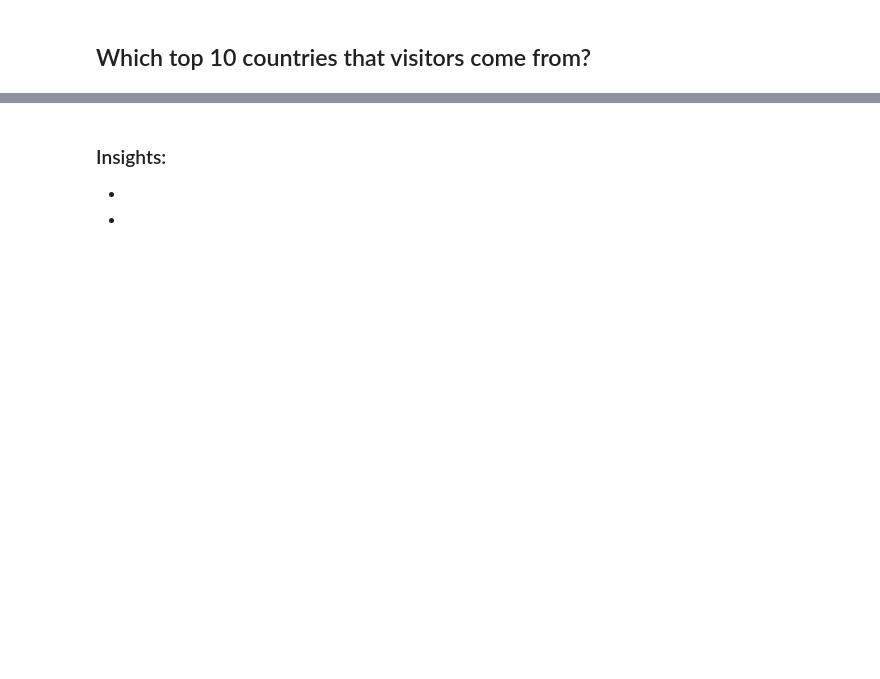
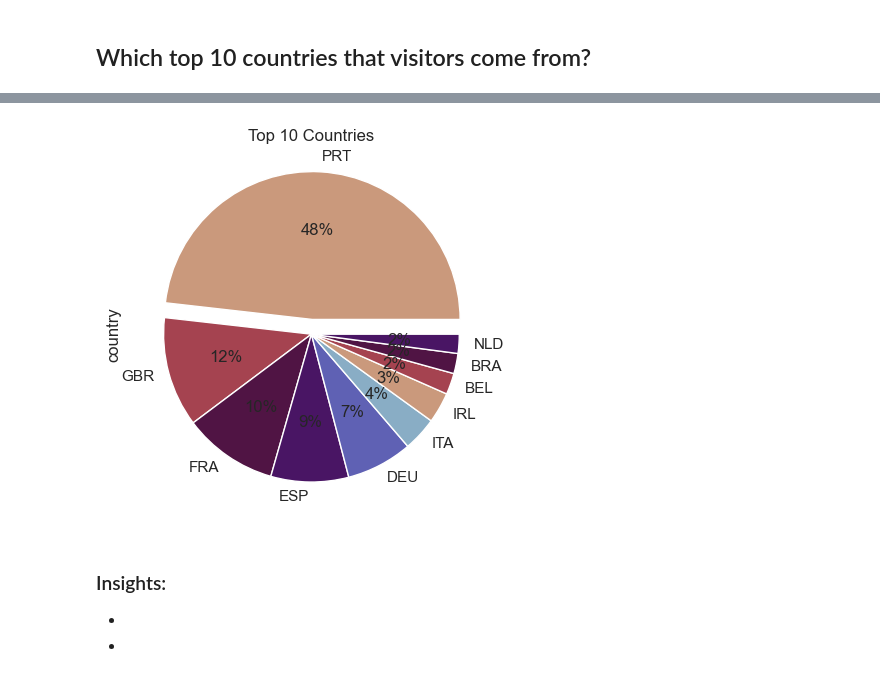
Before and after one commit to Tuwaiq-Data-Science-Bootcamp-V4/PCA-Lab, a Jupyter notebook: CV_Assignment.ipynb, the cells around one changed output, grey strips where cells are left out. Cells and saved outputs as stored; diff of their text form; code cells hidden in the pictures; blank space fills up the shorter version.

```diff
--- a/CV_Assignment.ipynb
+++ b/CV_Assignment.ipynb
@@ -142,3 +199,13 @@ df.describe(include='object')
+# %%
+Top10 = df['country'].value_counts().head(10)
+# %%
+plt.pie(Top10, labels=Top10.index, autopct='%.0f%%',
+     explode=[0.1,0,0,0,0,0,0,0,0,0]);
+plt.title('Top 10 Countries')
+plt.ylabel('country')
+plt.show()
+# %% [output]
+[figure, added]
 # %% [markdown]
 ### Insights:
 -
```
Also changed, not shown: parts of 24 cells of this notebook.
